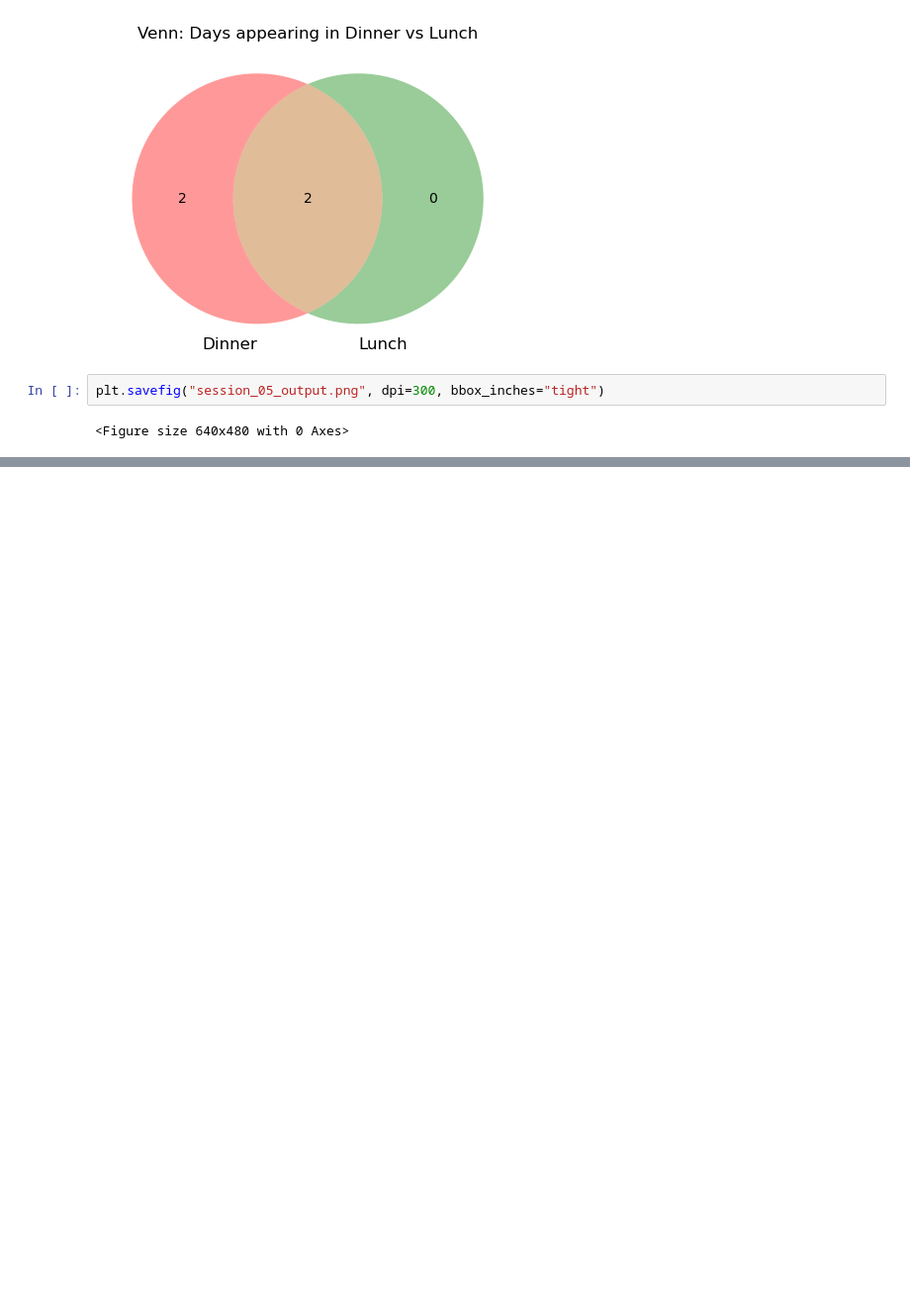
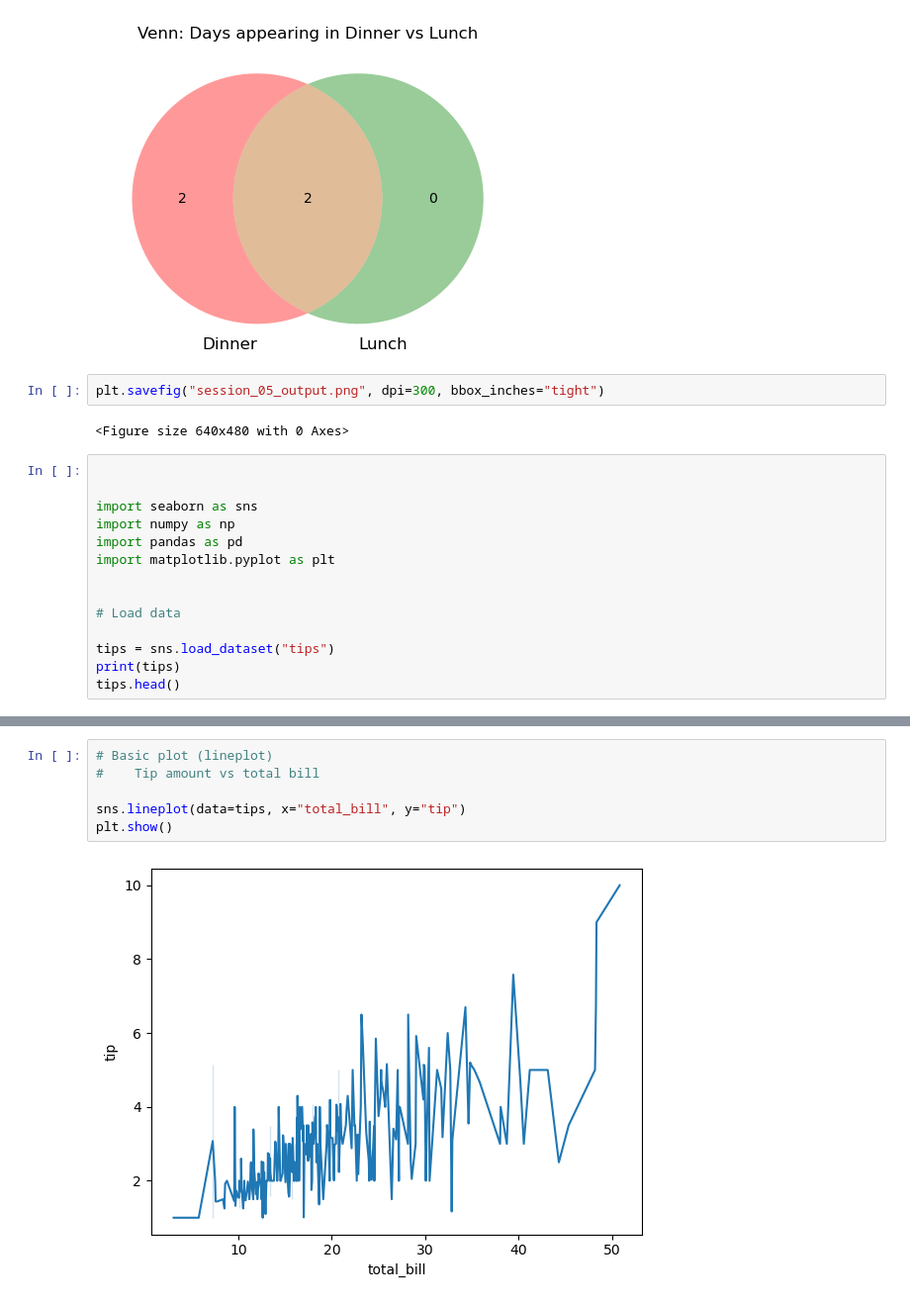
Before and after one commit to katariamonika/visualization, a Jupyter notebook: 02_activities/assignments/participation/session_05.ipynb, the cells around one changed output, grey strips where cells are left out. Shown at 99% size. Saved outputs shown, nothing was run; the diff lists cells and outputs as text; blank space fills up the shorter version.

```diff
--- a/02_activities/assignments/participation/session_05.ipynb
+++ b/02_activities/assignments/participation/session_05.ipynb
@@ -130,3 +130,17 @@ plt.show()
 plt.savefig("session_05_output.png", dpi=300, bbox_inches="tight")
 # %% [output]
 <Figure size 640x480 with 0 Axes>
+# %%
+
+
+import seaborn as sns
+import numpy as np
+import pandas as pd
+import matplotlib.pyplot as plt
+
+
+# Load data
+
+tips = sns.load_dataset("tips")
+print(tips)
+tips.head()
@@ -132,0 +168,8 @@ plt.savefig("session_05_output.png", dpi=300, bbox_inches="tight")
+# %%
+# Basic plot (lineplot)
+#    Tip amount vs total bill
+
+sns.lineplot(data=tips, x="total_bill", y="tip")
+plt.show()
+# %% [output]
+[figure, added]
```
Also changed, not shown: parts of 6 cells of this notebook.
